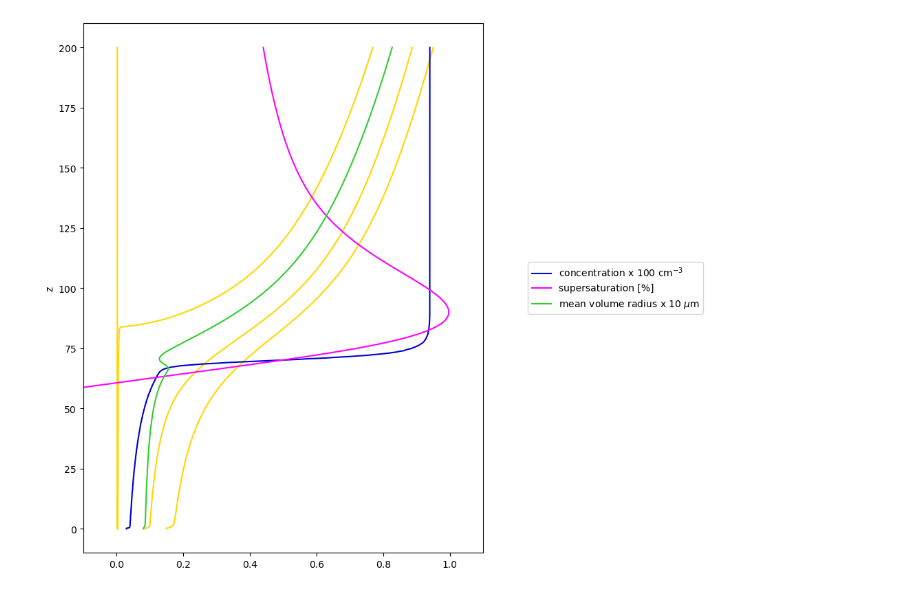
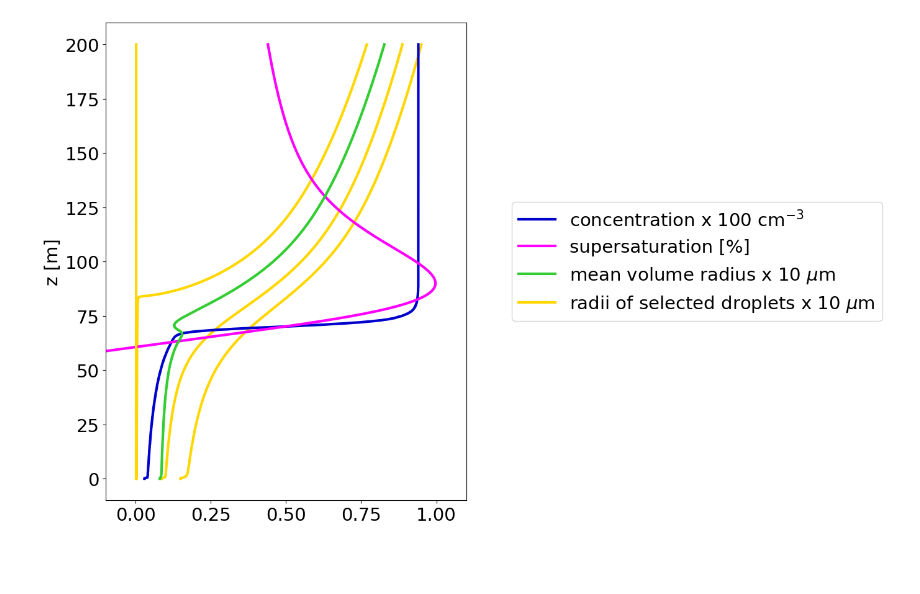
Before and after one commit to AgnieszkaMakulska/libcloudphxx, a Jupyter notebook: models/parcel_model/plot_output.ipynb, the cells around one changed output. Saved outputs shown, nothing was run; the diff lists cells and outputs as text; code cells hidden in the pictures; blank space fills up the shorter version.

Commit message:
fixing plots

```diff
--- a/models/parcel_model/plot_output.ipynb
+++ b/models/parcel_model/plot_output.ipynb
@@ -5,33 +1,40 @@ import netCDF4
+# %%
+import numpy as np
+import matplotlib.pyplot as plt
+import netCDF4
+plt.rcParams.update({'font.size': 21})
+plt.rcParams['lines.linewidth'] = 3
+
+fp="data.nc"
+nc = netCDF4.Dataset(fp)
+RH=nc['RH'][:]
+mom0=nc['moment0'][:]
+mom3=nc['moment3'][:]
+rw=np.sqrt(np.asarray(nc['wet_radius_squared'][:]))
+vertical_velocity = getattr(nc, 'u_vertical')
+dt = getattr(nc, 'dt')
+rhod = getattr(nc, 'rhod')
+
+n_tot= np.multiply(mom0,rhod)*1e-6 #1/cm-3
+rv3=np.divide(mom3,mom0) #m^3
+rv=np.cbrt(rv3) #\mu m
+z=np.arange(len(RH))*vertical_velocity*dt
 # %%
 fig = plt.figure(1, figsize=(15,10))
 ax = plt.subplot(111)
-ax.set_ylabel('z')
+ax.set_ylabel('z [m]')
 
-fp="data.nc"
-nc = netCDF4.Dataset(fp)
-RH=nc['RH'][:]
-mom0=nc['moment 0'][:]
-mom3=nc['moment 3'][:]
-rw=np.sqrt(np.asarray(nc['wet radius squared'][:]))
-vertical_velocity = getattr(nc, 'u_vertical')
-dt = getattr(nc, 'dt')
-rhod = getattr(nc, 'rhod')
-
-n_tot= np.multiply(mom0,rhod)*1e-6 #1/cm-3
-rv3=np.divide(mom3,mom0) #m^3
-rv=np.cbrt(rv3) #\mu m
-z=np.arange(len(RH))*vertical_velocity*dt
-
-for drop_id in [0,120,700,800]:
+for drop_id in [120,700,800]:
     ax.plot(rw[:,drop_id]*1e6/10,z, c='gold')
 ax.plot(n_tot/100,z,label='concentration x 100 cm$^{-3}$',c='mediumblue')
 ax.plot((RH-1)*100,z,label='supersaturation [%]',c='magenta')
 ax.plot(rv*1e6/10,z,label='mean volume radius x 10 $\mu$m',c='limegreen')
+ax.plot(rw[:,0]*1e6/10,z, c='gold',label='radii of selected droplets x 10 $\mu$m')
 ax.set_xlim(-0.1,1.1)
 box = ax.get_position()
 ax.set_position([box.x0, box.y0, box.width * 0.5, box.height])
 ax.legend(loc='center left', bbox_to_anchor=(1.1, 0.5))
 plt.show()
 # %% [output]
-[figure, old version]
+[figure, new version]
 # %%
```
Also changed, not shown: parts of 2 cells of this notebook.
